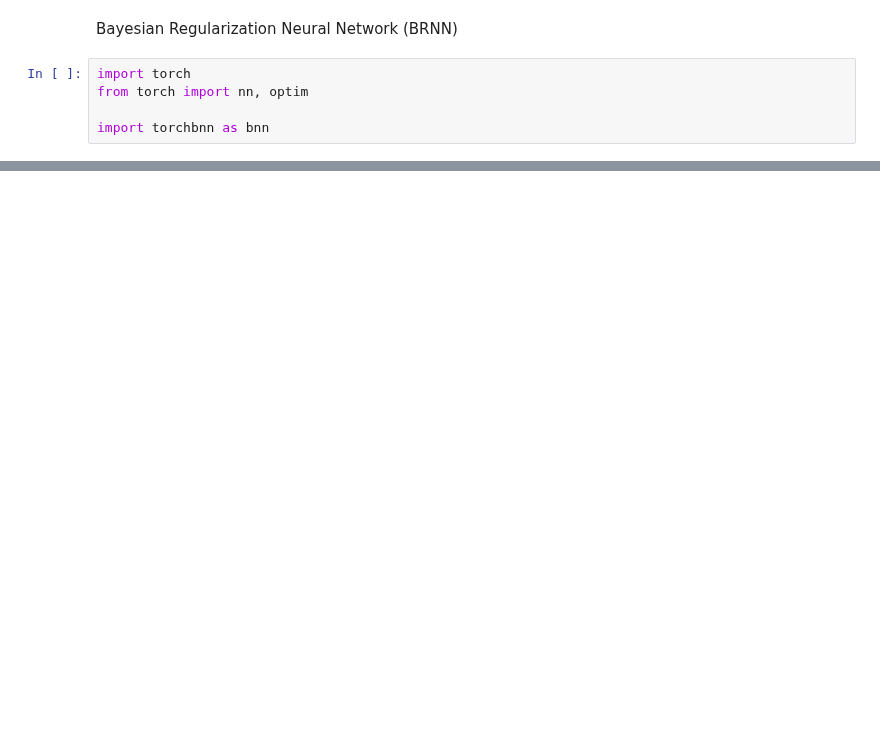
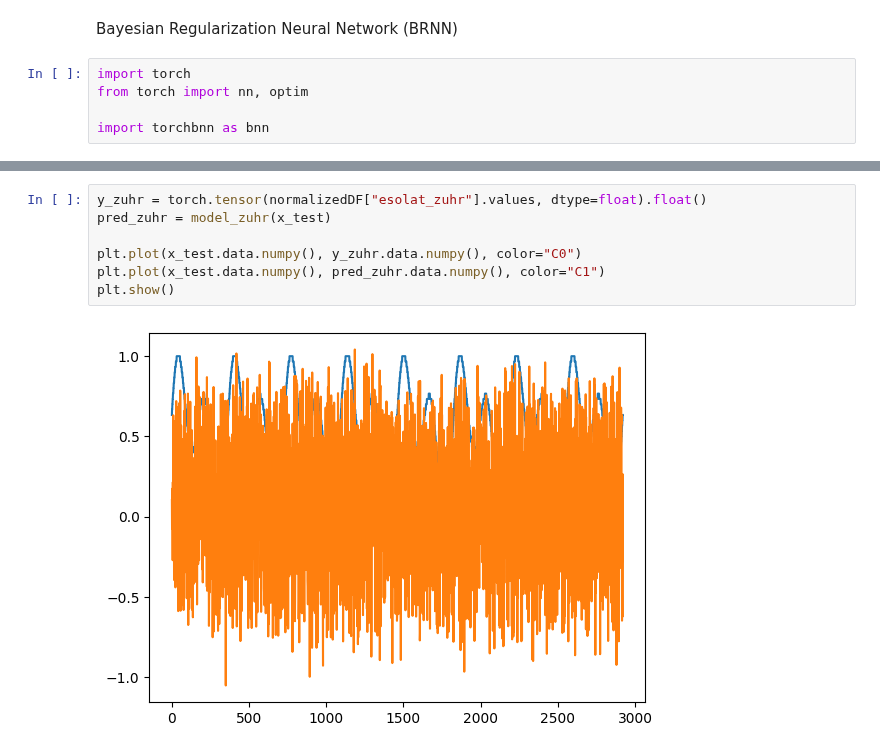
Before and after one commit to azamsuratem/predictprayertimes, a Jupyter notebook: python/objective_2_new.ipynb, the cells around one changed output, grey strips where cells are left out. Saved outputs shown, nothing was run; the diff lists cells and outputs as text; blank space fills up the shorter version.

```diff
--- a/python/objective_2_new.ipynb
+++ b/python/objective_2_new.ipynb
@@ -381,3 +292,12 @@ MSE: 0.175, KL: 5.445
+# %%
+y_zuhr = torch.tensor(normalizedDF["esolat_zuhr"].values, dtype=float).float()
+pred_zuhr = model_zuhr(x_test)
+
+plt.plot(x_test.data.numpy(), y_zuhr.data.numpy(), color="C0")
+plt.plot(x_test.data.numpy(), pred_zuhr.data.numpy(), color="C1")
+plt.show()
+# %% [output]
+[figure, added]
 # %%
 model_asr = build_brnn("esolat_asr")
 # %% [output]
```
Also changed, not shown: parts of 22 cells of this notebook.
